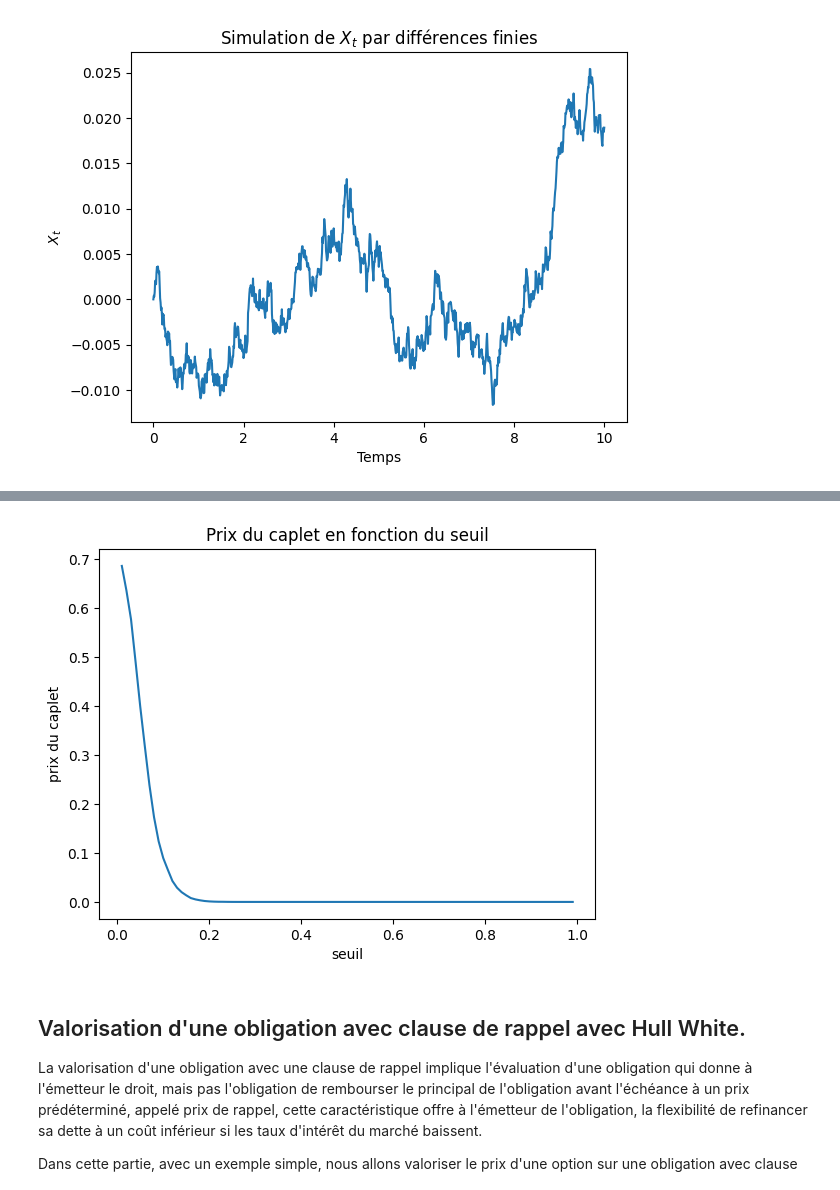
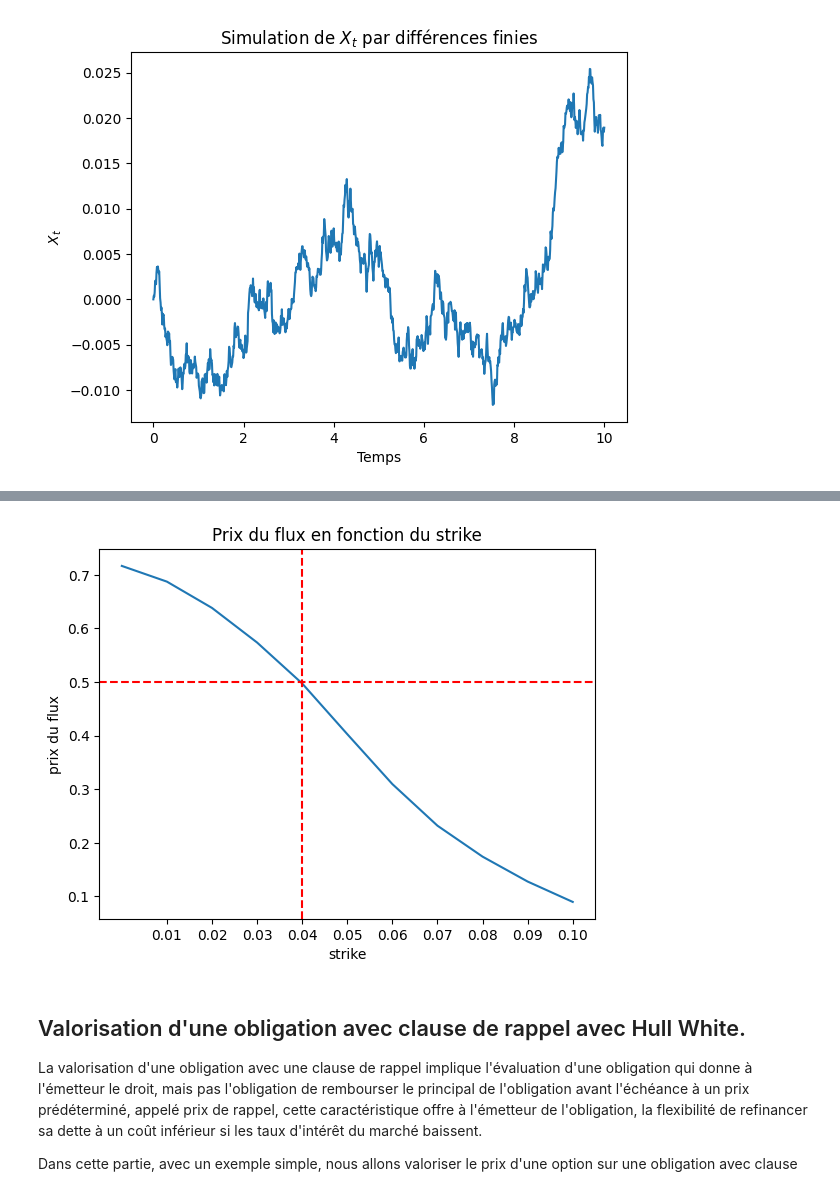
Before and after one commit to Jumbong/ensai, a Jupyter notebook: posts/obligation/index.ipynb, the cells around one changed output, grey strips where cells are left out. Saved outputs shown, nothing was run; the diff lists cells and outputs as text; code cells hidden in the pictures.

```diff
--- a/posts/obligation/index.ipynb
+++ b/posts/obligation/index.ipynb
@@ -222,13 +212,16 @@ import pandas as pd
 
 def calculate_B0T(df):
     """
-    Calculate B(0,T) by interpolating B(0,T1) based on given B(0,T) values in a DataFrame.
+    Calculate B(0,T) by interpolating B(0,T1)
+    based on given B(0,T) values in a DataFrame.
 
     Parameters:
-    - df: DataFrame containing columns 'T', 'B(0,T)', 'T1', and 'Mid'.
+    - df: DataFrame containing columns 'T', 'B(0,T)',
+    'T1', and 'Mid'.
 
     Returns:
-    - Updated DataFrame with interpolated 'B(0,T1)' and recalculated 'B(0,T)'.
+    - Updated DataFrame with interpolated 'B(0,T1)'
+    and recalculated 'B(0,T)'.
     """
 
     df['PVBP'] = 0
@@ -245,7 +238,9 @@ def calculate_B0T(df):
                 # On cherche les valeurs les plus proches de t1 dans la colonne T
 
                 valid_points = df.sort_values('T')
-                interp = interpolate.interp1d(valid_points['T'], valid_points['B(0,T)'], kind='linear', fill_value='extrapolate')
+                interp = interpolate.interp1d(valid_points['T'],
+                                              valid_points['B(0,T)'],
+                                              kind='linear', fill_value='extrapolate')
                 b1 = interp(t1)
 
                 # Update the DataFrame with the interpolated value
@@ -741,14 +743,17 @@ simulation_monte_carlo(delta,sigma,data,M,alpha)
 # %%
-plage_alpha = np.arange(0.01, 1, 0.01)
+plage_alpha = np.arange(0, 0.11, 0.01)
 plage_prix = [simulation_monte_carlo(delta,sigma,data,M,alpha) for alpha in plage_alpha]
 
 plt.plot(plage_alpha, plage_prix)
-plt.xlabel('seuil')
-plt.ylabel('prix du caplet')
-plt.title('Prix du caplet en fonction du seuil')
+plt.xlabel('strike')
+plt.ylabel('prix du flux')
+plt.title('Prix du flux en fonction du strike')
+plt.axhline(y=0.5, color='r', linestyle='--')
+plt.axvline(x=0.04, color='r', linestyle='--')
+plt.xticks([0.01,0.02,0.03,0.04,0.05,0.06,0.07,0.08,0.09,0.1])
 plt.show()
 # %% [output]
-[figure, old version]
+[figure, new version]
 # %% [markdown]
 ## Valorisation d'une obligation avec clause de rappel avec Hull White.
 
```
Also changed, not shown: parts of 20 cells of this notebook, 14 other files.
